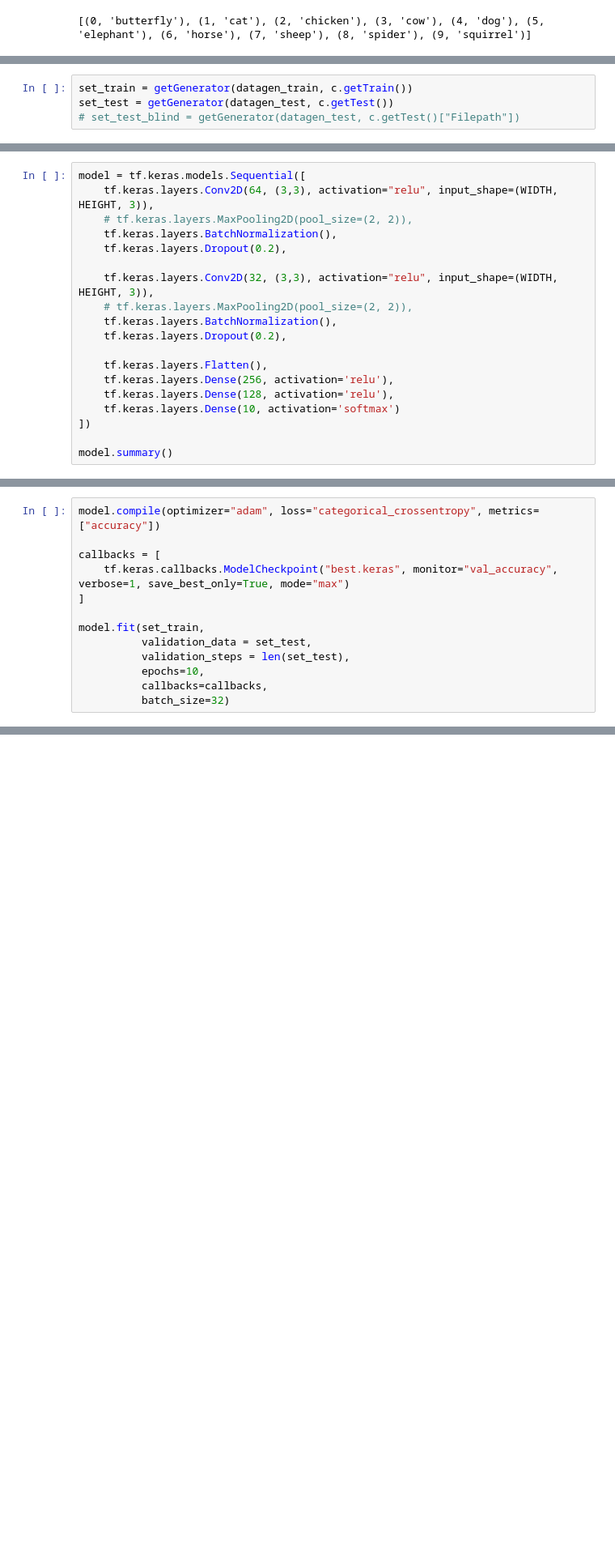
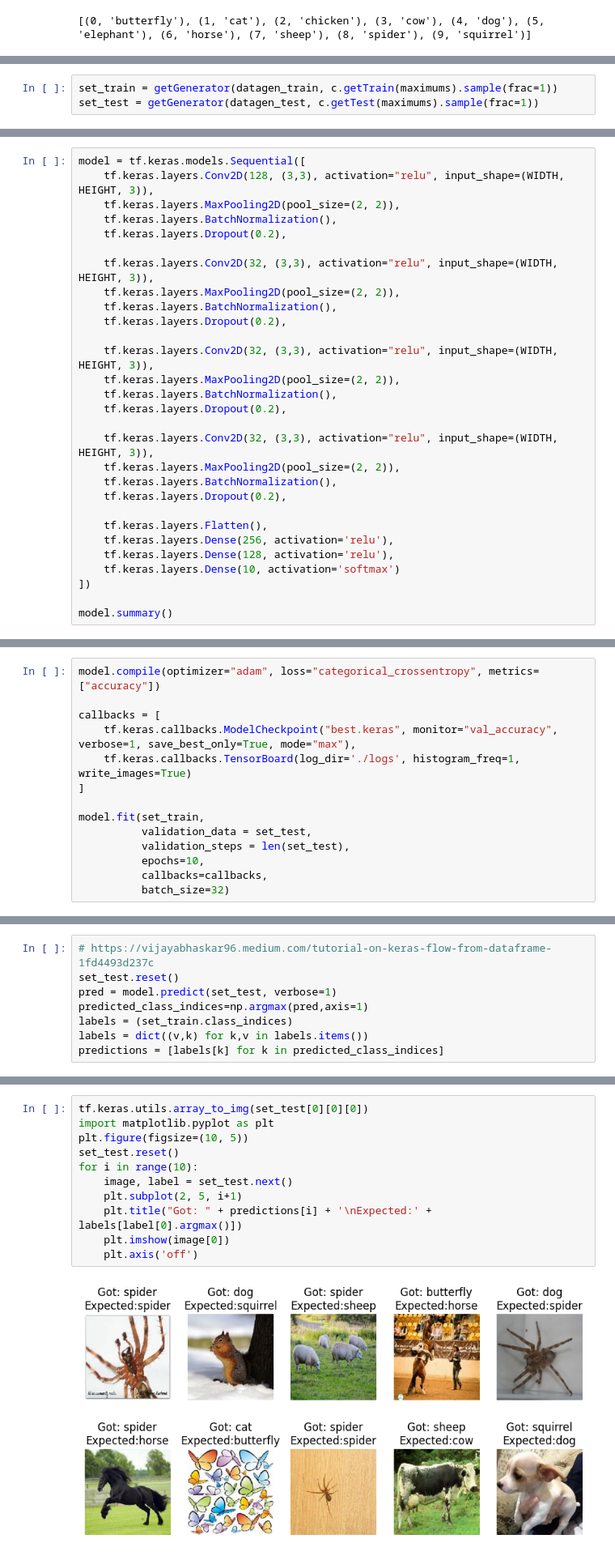
Before and after one commit to sinux-l5d/PROJ002, a Jupyter notebook: animal_recognition.ipynb, the cells around one changed output, grey strips where cells are left out. Shown at 81% size. Cells and saved outputs as stored; diff of their text form; blank space fills up the shorter version.

Commit message:
optimize: 0.58 val_accuracy

```diff
--- a/animal_recognition.ipynb
+++ b/animal_recognition.ipynb
@@ -151,7 +153,6 @@ def getGenerator(idg, df, batch_size=32):
         class_mode="categorical"
     )
 # %%
-set_train = getGenerator(datagen_train, c.getTrain())
-set_test = getGenerator(datagen_test, c.getTest())
-# set_test_blind = getGenerator(datagen_test, c.getTest()["Filepath"])
+set_train = getGenerator(datagen_train, c.getTrain(maximums).sample(frac=1))
+set_test = getGenerator(datagen_test, c.getTest(maximums).sample(frac=1))
 # %% [output]
@@ -160,12 +161,22 @@ Found 5236 validated image filenames belonging to 10 classes.
 # %%
 model = tf.keras.models.Sequential([
-    tf.keras.layers.Conv2D(64, (3,3), activation="relu", input_shape=(WIDTH, HEIGHT, 3)),
-    # tf.keras.layers.MaxPooling2D(pool_size=(2, 2)),
+    tf.keras.layers.Conv2D(128, (3,3), activation="relu", input_shape=(WIDTH, HEIGHT, 3)),
+    tf.keras.layers.MaxPooling2D(pool_size=(2, 2)),
     tf.keras.layers.BatchNormalization(),
     tf.keras.layers.Dropout(0.2),
 
     tf.keras.layers.Conv2D(32, (3,3), activation="relu", input_shape=(WIDTH, HEIGHT, 3)),
-    # tf.keras.layers.MaxPooling2D(pool_size=(2, 2)),
+    tf.keras.layers.MaxPooling2D(pool_size=(2, 2)),
+    tf.keras.layers.BatchNormalization(),
+    tf.keras.layers.Dropout(0.2),
+
+    tf.keras.layers.Conv2D(32, (3,3), activation="relu", input_shape=(WIDTH, HEIGHT, 3)),
+    tf.keras.layers.MaxPooling2D(pool_size=(2, 2)),
+    tf.keras.layers.BatchNormalization(),
+    tf.keras.layers.Dropout(0.2),
+
+    tf.keras.layers.Conv2D(32, (3,3), activation="relu", input_shape=(WIDTH, HEIGHT, 3)),
+    tf.keras.layers.MaxPooling2D(pool_size=(2, 2)),
     tf.keras.layers.BatchNormalization(),
     tf.keras.layers.Dropout(0.2),
 
@@ -198,7 +209,8 @@ _________________________________________________________________
 model.compile(optimizer="adam", loss="categorical_crossentropy", metrics=["accuracy"])
 
 callbacks = [
-    tf.keras.callbacks.ModelCheckpoint("best.keras", monitor="val_accuracy", verbose=1, save_best_only=True, mode="max")
+    tf.keras.callbacks.ModelCheckpoint("best.keras", monitor="val_accuracy", verbose=1, save_best_only=True, mode="max"),
+    tf.keras.callbacks.TensorBoard(log_dir='./logs', histogram_freq=1, write_images=True)
 ]
 
 model.fit(set_train,
@@ -241,0 +248,8 @@ Test loss: 1.9829366207122803
+# %%
+# https://vijayabhaskar96.medium.com/tutorial-on-keras-flow-from-dataframe-1fd4493d237c
+set_test.reset()
+pred = model.predict(set_test, verbose=1)
+predicted_class_indices=np.argmax(pred,axis=1)
+labels = (set_train.class_indices)
+labels = dict((v,k) for k,v in labels.items())
+predictions = [labels[k] for k in predicted_class_indices]
@@ -241,0 +258,13 @@ Test loss: 1.9829366207122803
+# %%
+tf.keras.utils.array_to_img(set_test[0][0][0])
+import matplotlib.pyplot as plt
+plt.figure(figsize=(10, 5))
+set_test.reset()
+for i in range(10):
+    image, label = set_test.next()
+    plt.subplot(2, 5, i+1)
+    plt.title("Got: " + predictions[i] + '\nExpected:' + labels[label[0].argmax()])
+    plt.imshow(image[0])
+    plt.axis('off')
+# %% [output]
+[figure, added]
```
Also changed, not shown: parts of 9 cells of this notebook.
